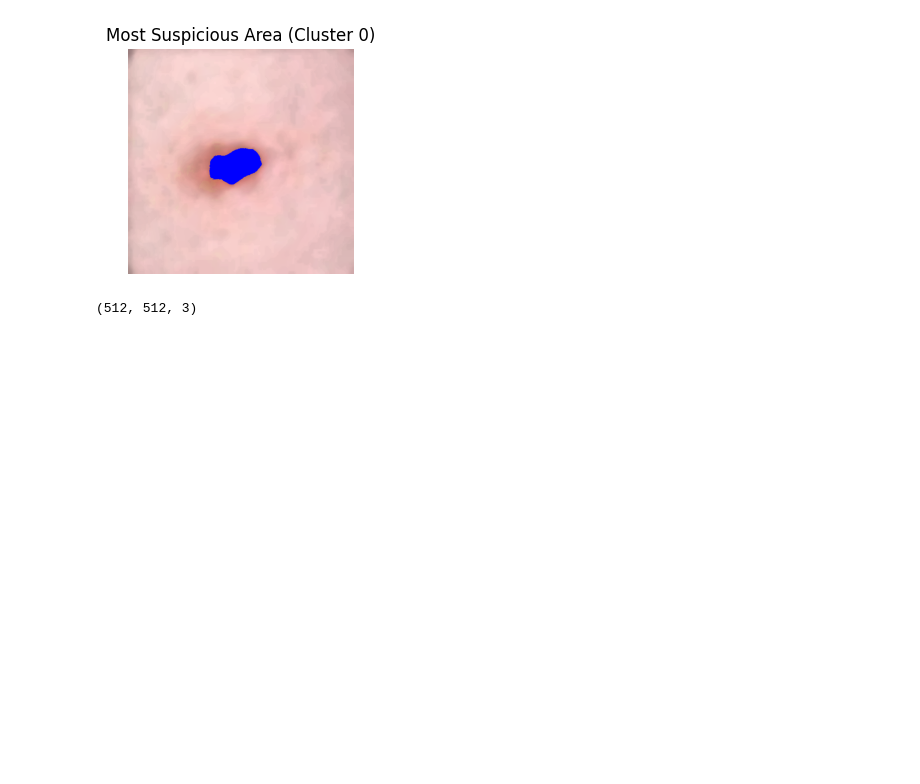
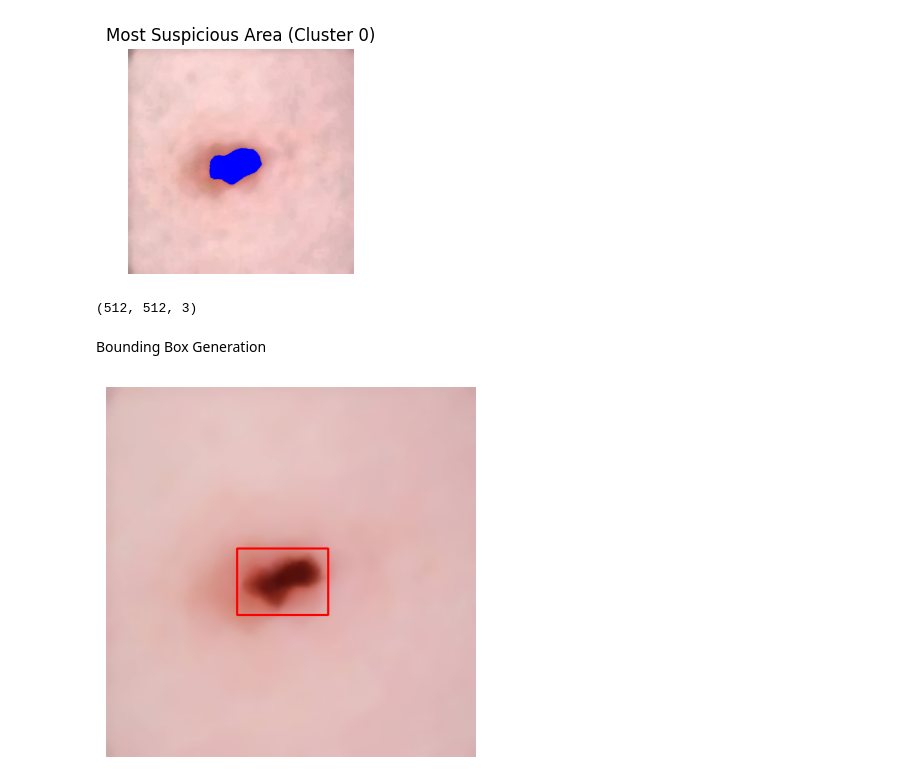
Before and after one commit to PCD-G4/PROJRCT_MELANOMA, a Jupyter notebook: melanoma_detection.ipynb, the cells around one changed output. Cells and saved outputs as stored; diff of their text form; code cells hidden in the pictures; blank space fills up the shorter version.

Commit message:
add bounding box generation

```diff
--- a/melanoma_detection.ipynb
+++ b/melanoma_detection.ipynb
@@ -362,3 +455,39 @@ print(masked_image.shape)
 # %% [output]
 [figure]
 (512, 512, 3)
+# %% [markdown]
+Bounding Box Generation
+# %%
+# Convert the masked image to HSV
+hsv_img = cv2.cvtColor(masked_image, cv2.COLOR_RGB2HSV)
+
+# Define the color range for the cluster
+lower_blue = np.array([120, 255, 150], np.uint8)
+upper_blue = np.array([120, 255, 255], np.uint8)
+
+# Threshold the image to isolate the cluster
+frame_threshed = cv2.inRange(hsv_img, lower_blue, upper_blue)
+
+# Find contours
+imgray = frame_threshed
+ret, thresh = cv2.threshold(frame_threshed, 127, 255, 0)
+contours, hierarchy = cv2.findContours(thresh, cv2.RETR_TREE, cv2.CHAIN_APPROX_SIMPLE)
+
+# Find the largest contour
+areas = [cv2.contourArea(c) for c in contours]
+max_index = np.argmax(areas)
+cnt = contours[max_index]
+
+# Get bounding box coordinates
+x, y, w, h = cv2.boundingRect(cnt)
+
+# Add padding to the bounding box
+pad_w, pad_h, pad_x, pad_y = 4, 5, 3, 4
+cv2.rectangle(image, (x - pad_x, y - pad_y), (x + w + pad_w, y + h + pad_h), (255, 0, 0), 2)
+
+# Display the image with the bounding box
+plt.imshow(image)
+plt.axis('off')
+plt.show()
+# %% [output]
+[figure, added]
```
Also changed, not shown: parts of 4 cells of this notebook.
